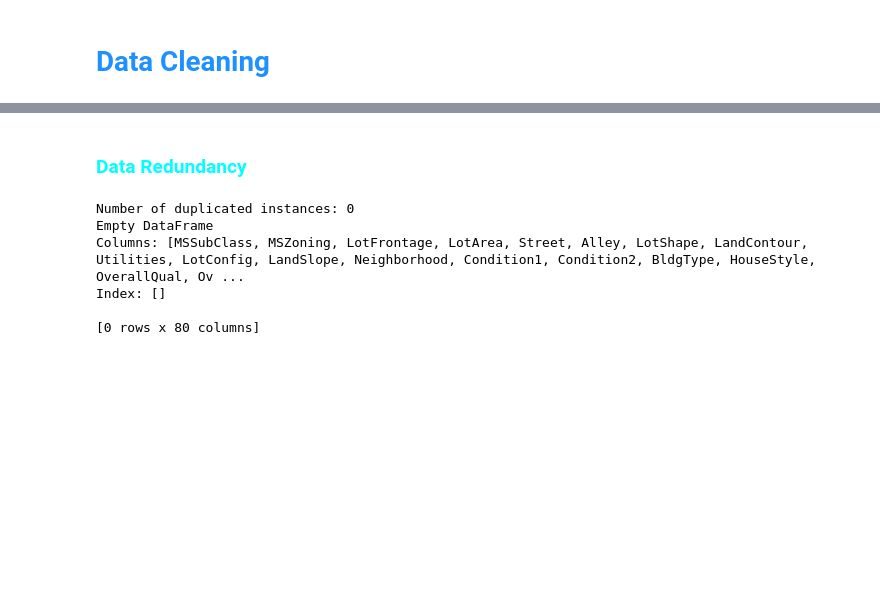
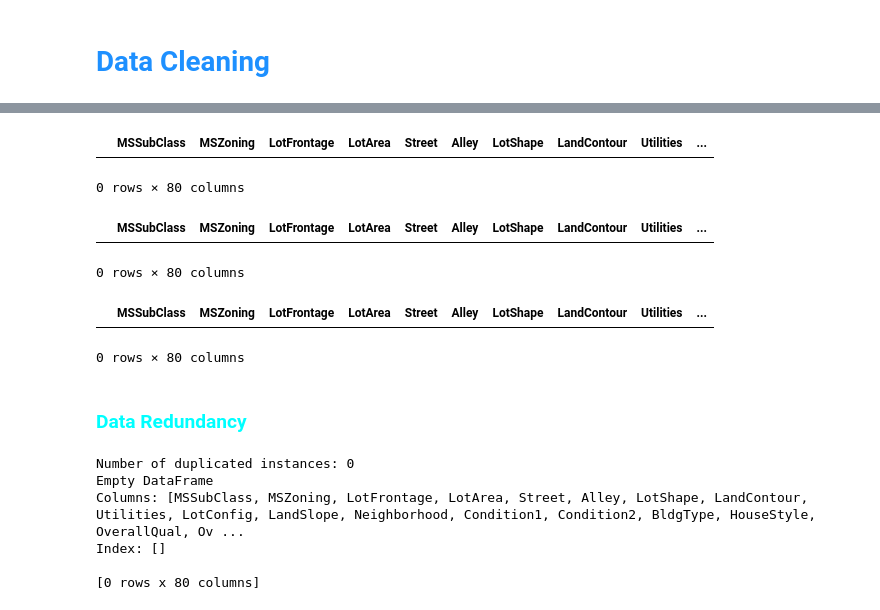
Before and after one commit to WalidKW/House-Prices, a Jupyter notebook: House_Prices.ipynb, the cells around one changed output, grey strips where cells are left out. Drawn from its saved outputs; the diff is of its cells as text; code cells hidden in the pictures; blank space fills up the shorter version.

```diff
--- a/House_Prices.ipynb
+++ b/House_Prices.ipynb
@@ -142,3 +152,26 @@ train.drop(['Id'], axis=1, inplace=True)
+# %%
+years = ['YearBuilt', 'YearRemodAdd', 'GarageYrBlt', 'YrSold']
+metrics = ['LotFrontage', 'LotArea', 'MasVnrArea', 'BsmtFinSF1', 'BsmtFinSF2', 'BsmtUnfSF',
+           'TotalBsmtSF', '1stFlrSF', '2ndFlrSF', 'LowQualFinSF', 'GrLivArea', 'GarageArea',
+           'WoodDeckSF', 'OpenPorchSF', 'EnclosedPorch', '3SsnPorch', 'ScreenPorch', 'PoolArea', 'MiscVal']
+# %%
+mask = (train[years] > 2018).any(axis=1) # take any index with a twisted year value
+train[mask]
+# %% [output]
+|  | MSSubClass | MSZoning | LotFrontage | LotArea | Street | Alley | LotShape | LandContour | Utilities | ... |
+0 rows × 80 columns
+# %%
+mask = (train[metrics] < 0).any(axis=1)
+train[mask]
+# %% [output]
+|  | MSSubClass | MSZoning | LotFrontage | LotArea | Street | Alley | LotShape | LandContour | Utilities | ... |
+0 rows × 80 columns
+# %%
+mask = ((train['MoSold'] > 12) | (train['MoSold'] < 1))
+train[mask]
+# %% [output]
+|  | MSSubClass | MSZoning | LotFrontage | LotArea | Street | Alley | LotShape | LandContour | Utilities | ... |
+0 rows × 80 columns
 # %% [markdown]
 ### <span style='color:aqua; font-weight:bold;'>Data Redundancy</span>
 # %%
```
Also changed, not shown: parts of 24 cells of this notebook.
